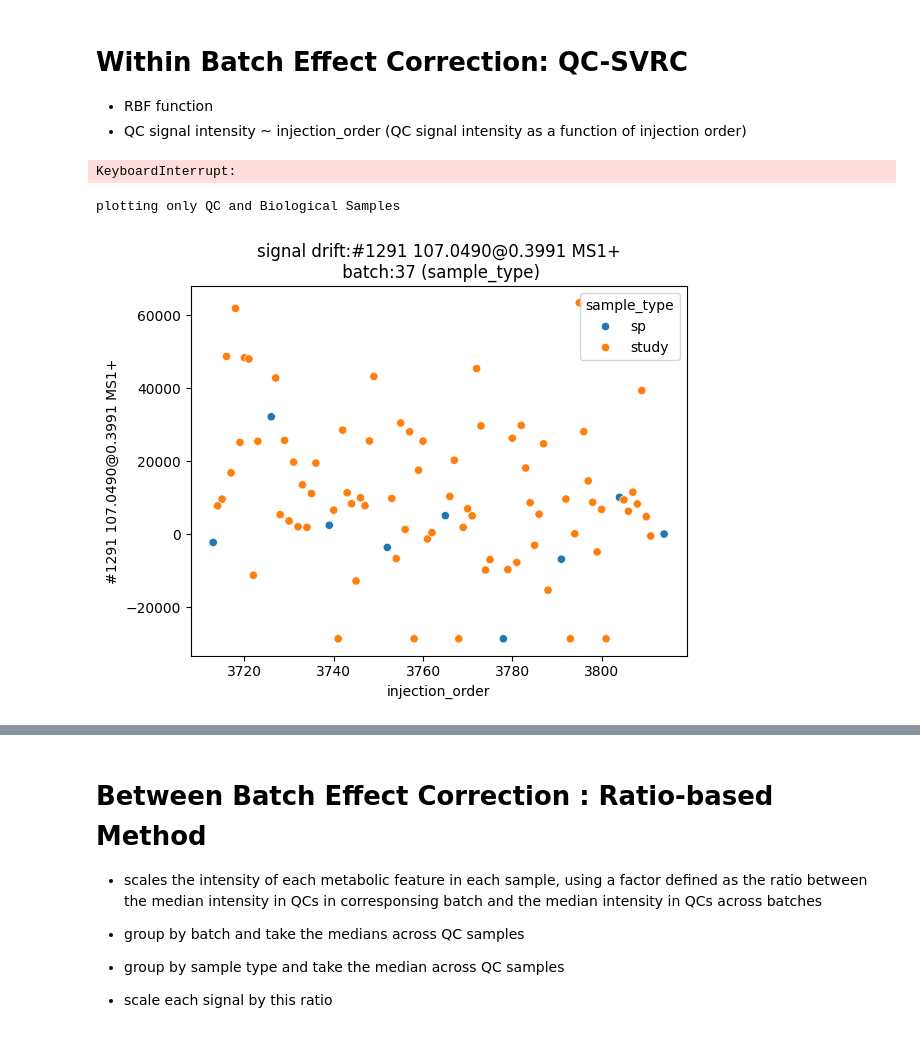
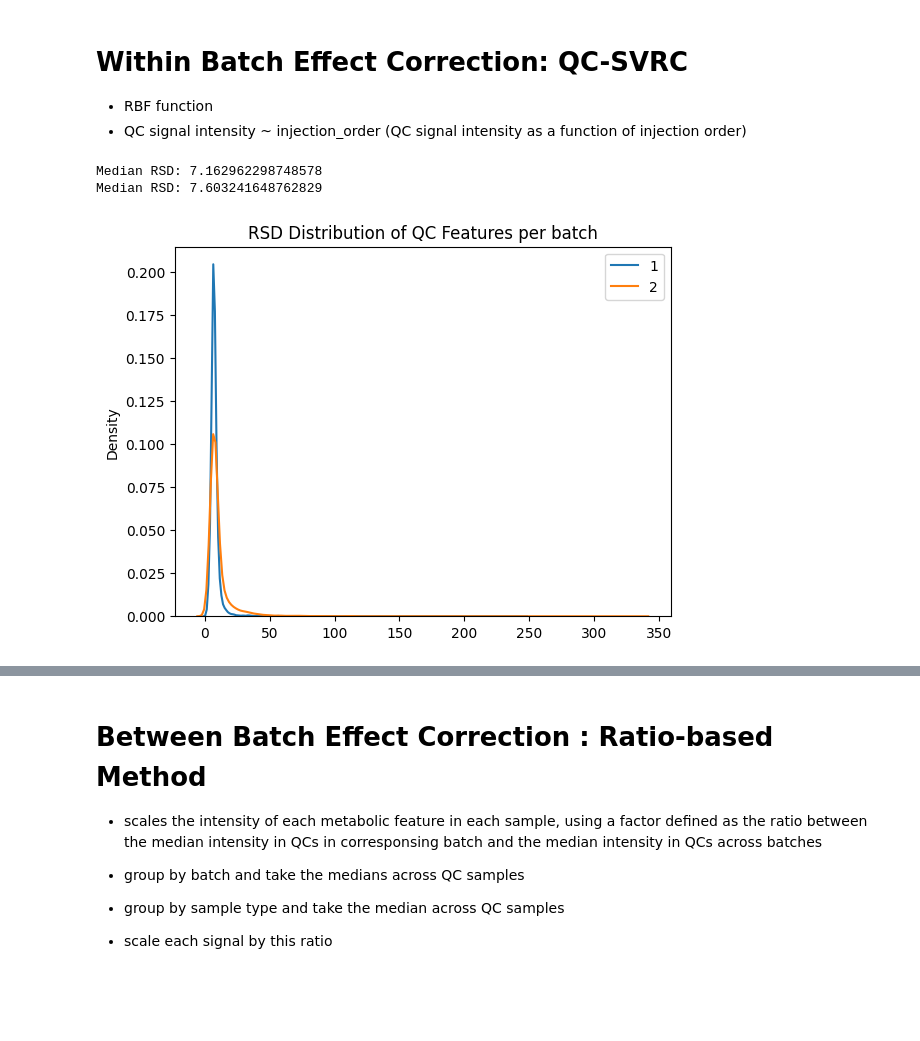
Before and after one commit to JulianAileru/MultiBatchAssessment, a Jupyter notebook: src/fbsc-1.ipynb, the cells around one changed output, grey strips where cells are left out. Cells and saved outputs as stored; diff of their text form; code cells hidden in the pictures; blank space fills up the shorter version.

```diff
--- a/src/fbsc-1.ipynb
+++ b/src/fbsc-1.ipynb
@@ -50,21 +80,26 @@ def svr_function(qc_intensity,bio_intensity,qc_injection_order,bio_injection_ord
               'C':[C_param(qc_intensity)],
               'epsilon':[epsilon_param(qc_intensity=qc_intensity,qc1=qc1,pct_precision=15)],
               'gamma':np.logspace(-3,6,base=2)}
-    if qc_intensity.isna().sum() >= 5:
+    if qc_intensity.isna().sum() > 5:
         return pd.concat([qc_intensity,bio_intensity],axis=0)
     else:
         svr = SVR()
         qc_no_outliers = remove_qc_outliers(intensity=qc_intensity)
         qc_inj_no_outliers = qc_injection_order[qc_no_outliers.index]
+        if qc_no_outliers.empty:
+            return pd.concat([qc_intensity,bio_intensity],axis=0)
         X = qc_inj_no_outliers.to_numpy().reshape(-1,1)
         y = qc_no_outliers.to_numpy().ravel()
         cv = GridSearchCV(svr,params,n_jobs=1,scoring='neg_root_mean_squared_error',cv=LeaveOneOut())
         cv.fit(X,y)
         model = cv.best_estimator_
-        fitted_values = pd.Series(model.predict(qc_injection_order.to_numpy().reshape(-1,1)),index=qc_intensity.index)
-        predicted_values = pd.Series(model.predict(bio_injection_order.to_numpy().reshape(-1,1)),index=bio_intensity.index)
-        adjusted_qc = qc_intensity - fitted_values
-        adjusted_bio = bio_intensity - predicted_values
+        fitted_values = pd.Series(model.predict(qc_injection_order.to_numpy().reshape(-1,1)),index=qc_intensity.index,name=qc_intensity.name)
+        predicted_values = pd.Series(model.predict(bio_injection_order.to_numpy().reshape(-1,1)),index=bio_intensity.index,name=bio_intensity.name)
+        # Kuligowski paper subtracts but how to properly remove predictions for data underneath regression curve?
+        # Could use division but would need to scale data back to original range.
+        # Answer: Re-scale data using median signal intensity in qc sample, This preserves the correction while scaling the data back to an appropriate range.
+        adjusted_qc = (qc_intensity - fitted_values) + qc_intensity.median()
+        adjusted_bio = (bio_intensity - predicted_values) + qc_intensity.median()
     return pd.concat([adjusted_qc,adjusted_bio],axis=0)
 
 def remove_qc_outliers(intensity,method='median'):
@@ -100,9 +135,9 @@ def parallel_svr_correction(data,metadata,n_jobs=-1,qc='SP'):
         qc_injection_order = metadata.loc[QC.index,'injection_order']
         bio_injection_order = metadata.loc[Bio.index,'injection_order']
         results = Parallel(n_jobs=n_jobs)(delayed(svr_function)(QC[col],Bio[col],qc_injection_order,bio_injection_order,qc1) for col in tqdm(QC.columns,desc=f'Correcting signals...'))
-        results = pd.concat(results,axis=1)
-        lst.append(results)
-    return pd.concat(lst,axis=0)
+        #results = pd.concat(results,axis=1)
+        lst.append(pd.concat(results,axis=1))
+    return lst,pd.concat(lst,axis=0)
 
 def svr_correction(data,metadata,qc='SP'):
     group_by_batch = data.groupby(metadata['batch'])
@@ -118,11 +153,12 @@ def svr_correction(data,metadata,qc='SP'):
             lst.append(results)
     return pd.concat(lst,axis=0)
 # %%
-results = parallel_svr_correction(D,M)
+lst,results = parallel_svr_correction(D,M)
-# %% [output]
-KeyboardInterrupt:
 # %%
-plot_signal_drift(data=results,metadata=M,include_all_samples=False,include_all_batches=False,random_state=10)
+results = pd.concat([pd.concat(results[0],axis=1),pd.concat(results[1],axis=1)])
-# %% [output]
-plotting only QC and Biological Samples
-[figure, removed]
+# %%
+rsd_distribution(results,M,batch=[1,2])
+# %% [output]
+Median RSD: 7.162962298748578
+Median RSD: 7.603241648762829
+[figure, added]
```
Also changed, not shown: parts of 10 cells of this notebook, 1 other file.
